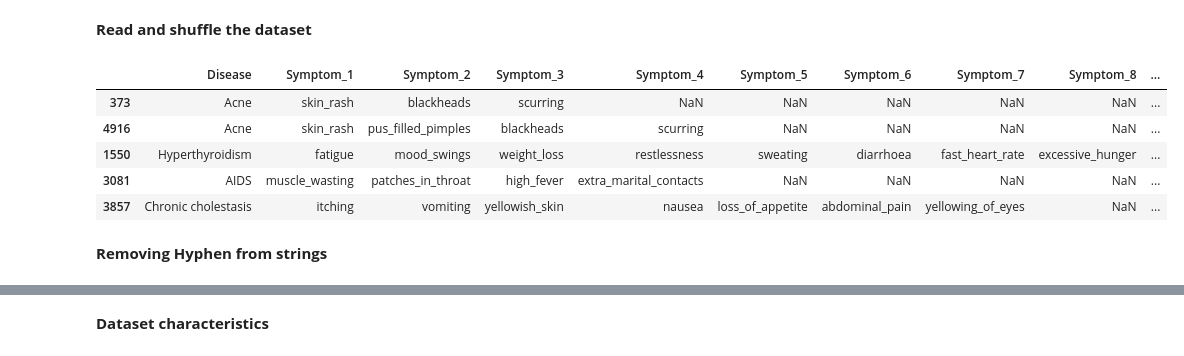
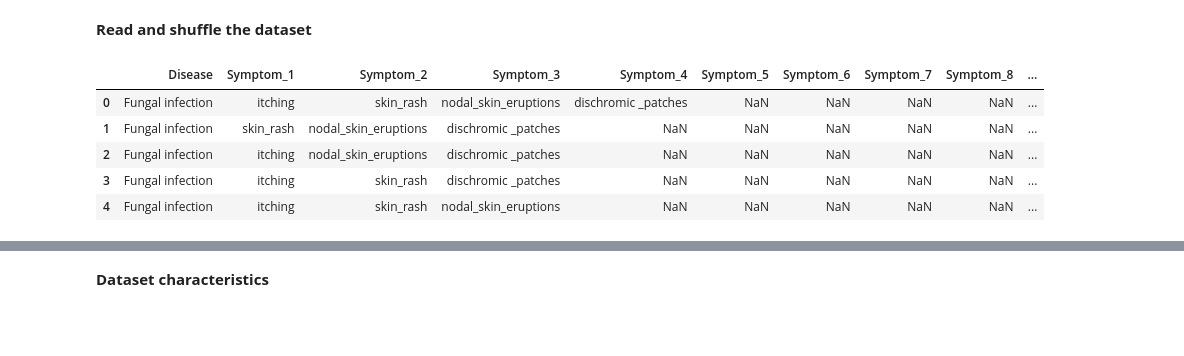
Before and after one commit to DXL64/medical-chatbot, a Jupyter notebook: healthcare/Diseases Detection/symptoms-to-disease-prediction.ipynb, the cells around one changed output, grey strips where cells are left out. Cells and saved outputs as stored; diff of their text form; code cells hidden in the pictures; blank space fills up the shorter version.

```diff
--- a/healthcare/Diseases Detection/symptoms-to-disease-prediction.ipynb
+++ b/healthcare/Diseases Detection/symptoms-to-disease-prediction.ipynb
@@ -19,14 +19,12 @@ from sklearn import metrics
 **Read and shuffle the dataset**
 # %%
 df = pd.read_csv('./dataset.csv')
-df = shuffle(df,random_state=42)
+# df = shuffle(df,random_state=42)
 df.head()
 # %% [output]
 |  | Disease | Symptom_1 | Symptom_2 | Symptom_3 | Symptom_4 | Symptom_5 | Symptom_6 | Symptom_7 | Symptom_8 | ... |
-| 373 | Acne | skin_rash | blackheads | scurring | NaN | NaN | NaN | NaN | NaN | ... |
-| 4916 | Acne | skin_rash | pus_filled_pimples | blackheads | scurring | NaN | NaN | NaN | NaN | ... |
-| 1550 | Hyperthyroidism | fatigue | mood_swings | weight_loss | restlessness | sweating | diarrhoea | fast_heart_rate | excessive_hunger | ... |
-| 3081 | AIDS | muscle_wasting | patches_in_throat | high_fever | extra_marital_contacts | NaN | NaN | NaN | NaN | ... |
-| 3857 | Chronic cholestasis | itching | vomiting | yellowish_skin | nausea | loss_of_appetite | abdominal_pain | yellowing_of_eyes | NaN | ... |
+| 0 | Fungal infection | itching | skin_rash | nodal_skin_eruptions | dischromic _patches | NaN | NaN | NaN | NaN | ... |
+| 1 | Fungal infection | skin_rash | nodal_skin_eruptions | dischromic _patches | NaN | NaN | NaN | NaN | NaN | ... |
+| 2 | Fungal infection | itching | nodal_skin_eruptions | dischromic _patches | NaN | NaN | NaN | NaN | NaN | ... |
+| 3 | Fungal infection | itching | skin_rash | dischromic _patches | NaN | NaN | NaN | NaN | NaN | ... |
+| 4 | Fungal infection | itching | skin_rash | nodal_skin_eruptions | NaN | NaN | NaN | NaN | NaN | ... |
-# %% [markdown]
-**Removing Hyphen from strings**
```
Also changed, not shown: parts of 34 cells of this notebook, 25 other files.
